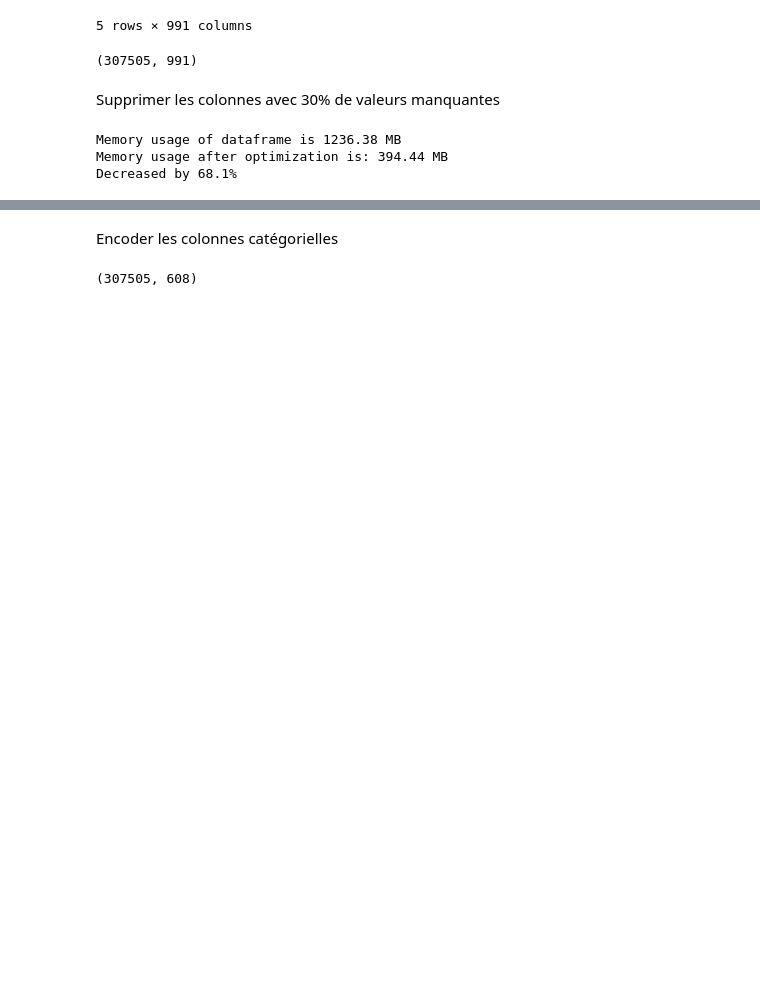
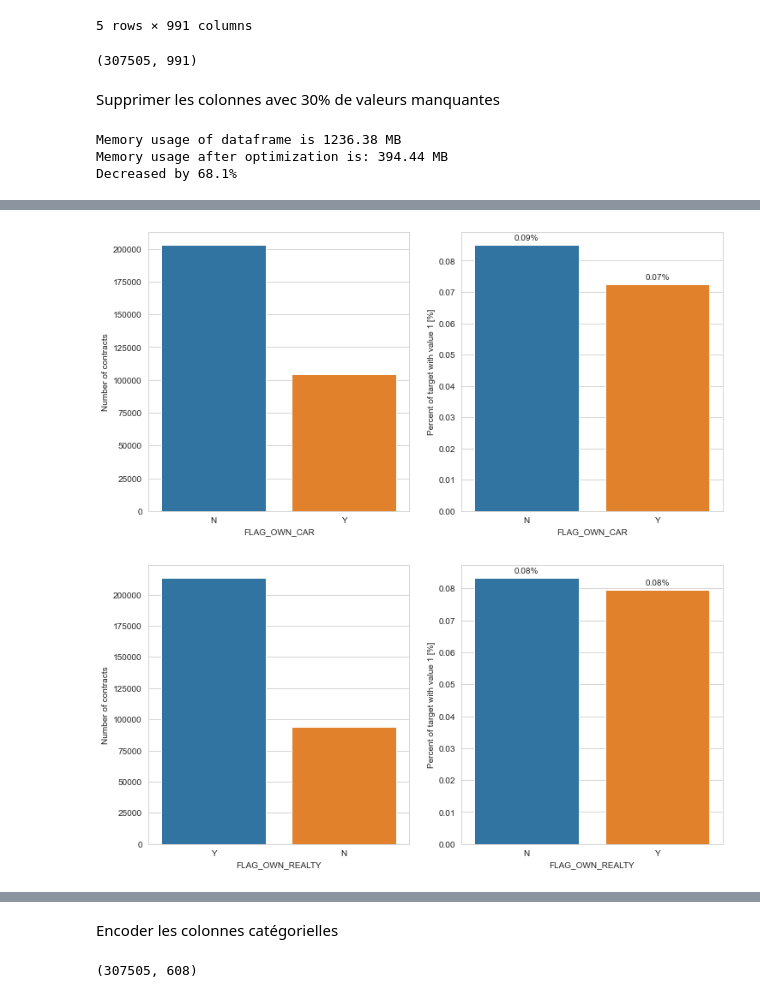
Before and after one commit to mohamedtrabis/Projet-7-Implementez-un-modele-de-scoring, a Jupyter notebook: P7_01_dashboard.ipynb, the cells around one changed output, grey strips where cells are left out. Drawn from its saved outputs; the diff is of its cells as text; code cells hidden in the pictures; blank space fills up the shorter version.

```diff
--- a/P7_01_dashboard.ipynb
+++ b/P7_01_dashboard.ipynb
@@ -1223,0 +1308,6 @@ df_train = pd.read_csv("df_train.csv")
+# %%
+plot_stats('FLAG_OWN_CAR')
+plot_stats('FLAG_OWN_REALTY')
+# %% [output]
+[figure, added]
+[figure, added]
```
Also changed, not shown: parts of 38 cells of this notebook.
